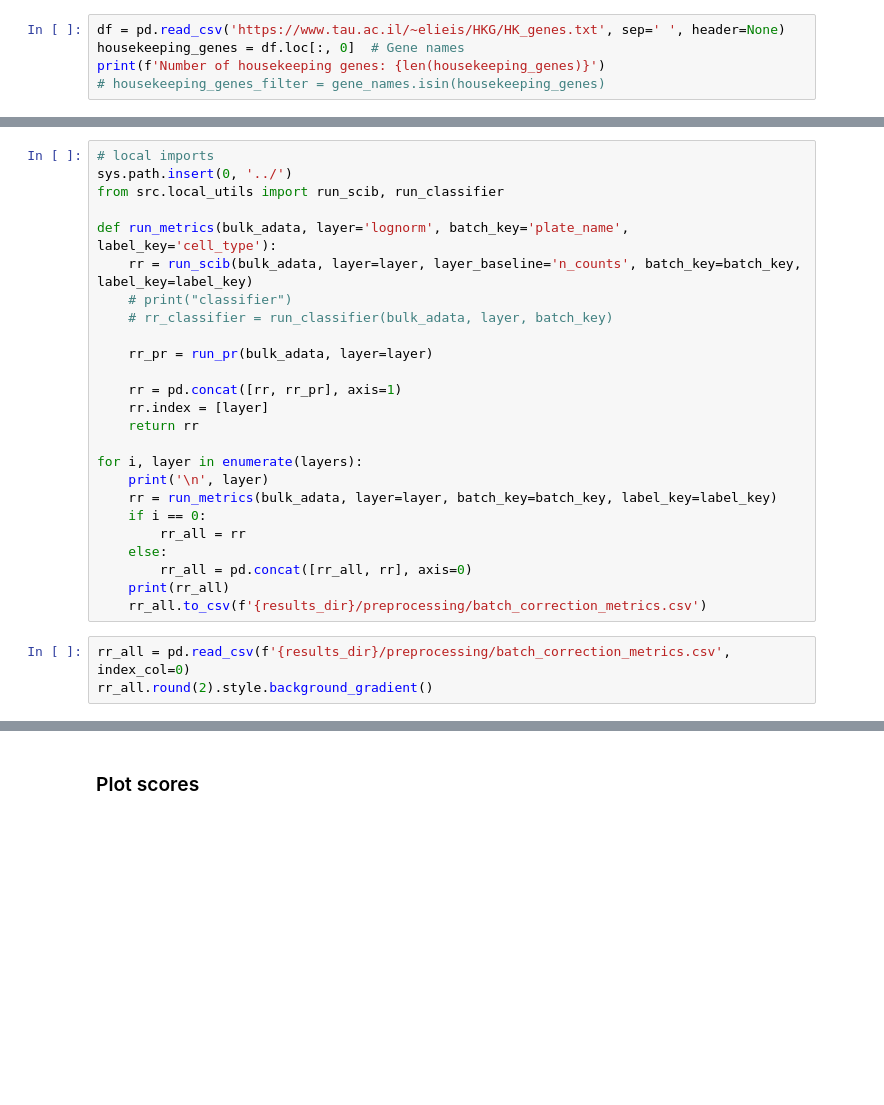
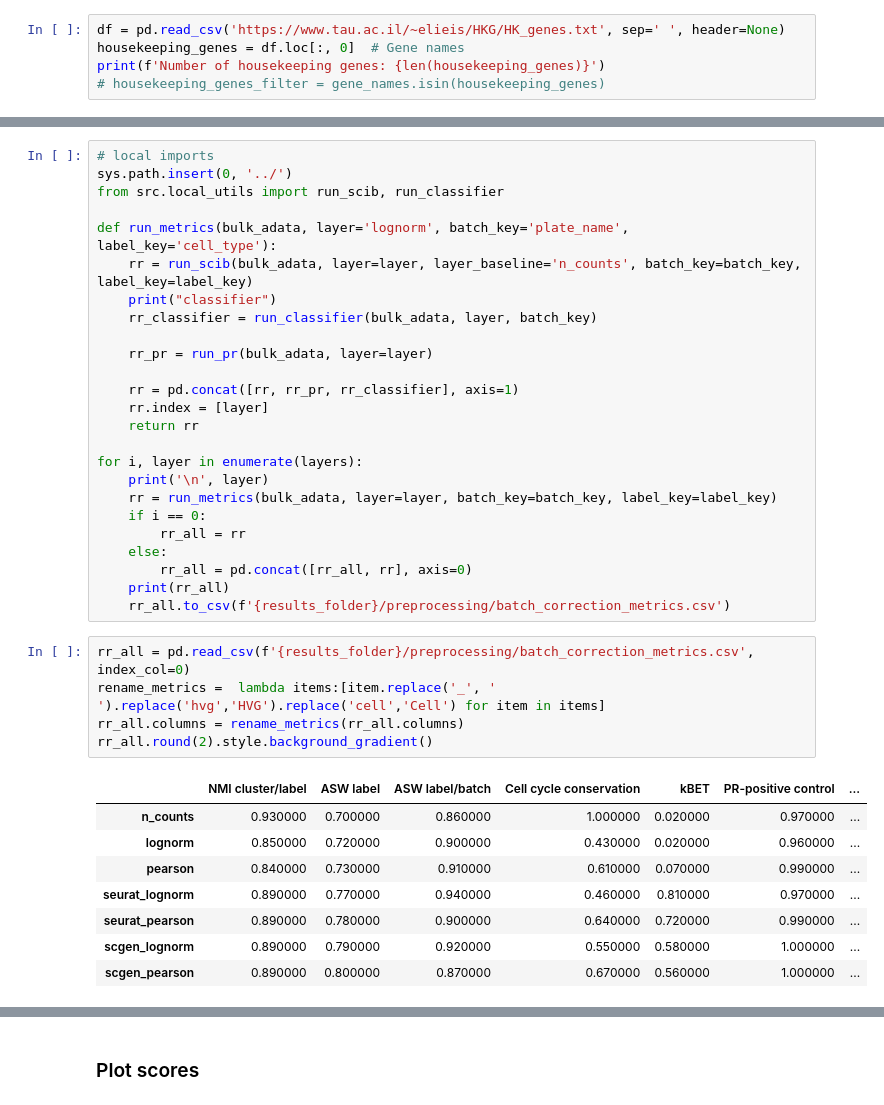
Before and after one commit to janursa/grn_benchmark, a Jupyter notebook: notebooks/preprocess_perturbation.ipynb, the cells around one changed output, grey strips where cells are left out. Cells and saved outputs as stored; diff of their text form; blank space fills up the shorter version.

```diff
--- a/notebooks/preprocess_perturbation.ipynb
+++ b/notebooks/preprocess_perturbation.ipynb
@@ -761,12 +758,12 @@ from src.local_utils import run_scib, run_classifier
 
 def run_metrics(bulk_adata, layer='lognorm', batch_key='plate_name', label_key='cell_type'):
     rr = run_scib(bulk_adata, layer=layer, layer_baseline='n_counts', batch_key=batch_key, label_key=label_key)
-    # print("classifier")
-    # rr_classifier = run_classifier(bulk_adata, layer, batch_key)
+    print("classifier")
+    rr_classifier = run_classifier(bulk_adata, layer, batch_key)
 
     rr_pr = run_pr(bulk_adata, layer=layer)
 
-    rr = pd.concat([rr, rr_pr], axis=1)
+    rr = pd.concat([rr, rr_pr, rr_classifier], axis=1)
     rr.index = [layer]
     return rr
 
@@ -778,10 +775,21 @@ for i, layer in enumerate(layers):
     else:
         rr_all = pd.concat([rr_all, rr], axis=0)
     print(rr_all)
-    rr_all.to_csv(f'{results_dir}/preprocessing/batch_correction_metrics.csv')
+    rr_all.to_csv(f'{results_folder}/preprocessing/batch_correction_metrics.csv')
 # %%
-rr_all = pd.read_csv(f'{results_dir}/preprocessing/batch_correction_metrics.csv', index_col=0)
+rr_all = pd.read_csv(f'{results_folder}/preprocessing/batch_correction_metrics.csv', index_col=0)
+rename_metrics =  lambda items:[item.replace('_', ' ').replace('hvg','HVG').replace('cell','Cell') for item in items]
+rr_all.columns = rename_metrics(rr_all.columns)
 rr_all.round(2).style.background_gradient()
+# %% [output]
+|  | NMI cluster/label | ASW label | ASW label/batch | Cell cycle conservation | kBET | PR-positive control | ... |
+| n_counts | 0.930000 | 0.700000 | 0.860000 | 1.000000 | 0.020000 | 0.970000 | ... |
+| lognorm | 0.850000 | 0.720000 | 0.900000 | 0.430000 | 0.020000 | 0.960000 | ... |
+| pearson | 0.840000 | 0.730000 | 0.910000 | 0.610000 | 0.070000 | 0.990000 | ... |
+| seurat_lognorm | 0.890000 | 0.770000 | 0.940000 | 0.460000 | 0.810000 | 0.970000 | ... |
+| seurat_pearson | 0.890000 | 0.780000 | 0.900000 | 0.640000 | 0.720000 | 0.990000 | ... |
+| scgen_lognorm | 0.890000 | 0.790000 | 0.920000 | 0.550000 | 0.580000 | 1.000000 | ... |
+| scgen_pearson | 0.890000 | 0.800000 | 0.870000 | 0.670000 | 0.560000 | 1.000000 | ... |
 # %%
 # plot
 import seaborn
```
Also changed, not shown: parts of 12 cells of this notebook, 5 other files.
